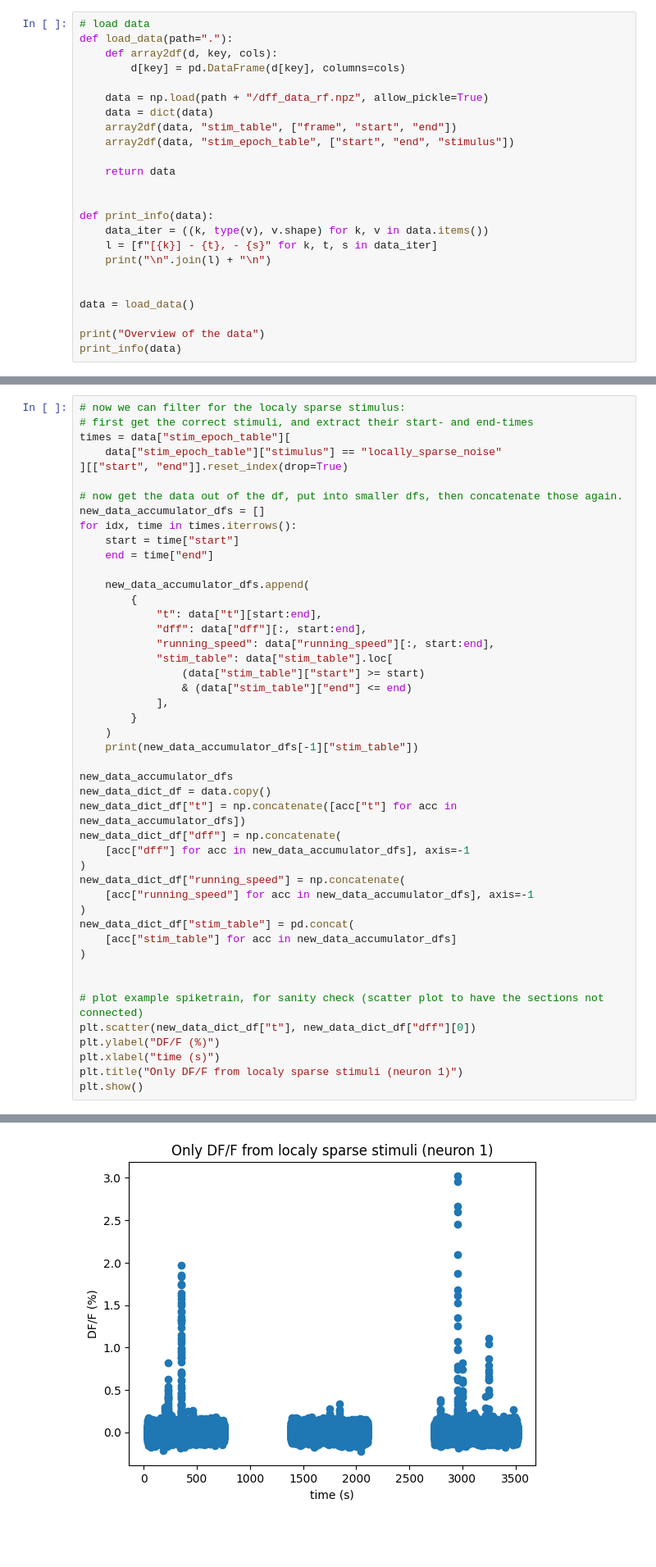
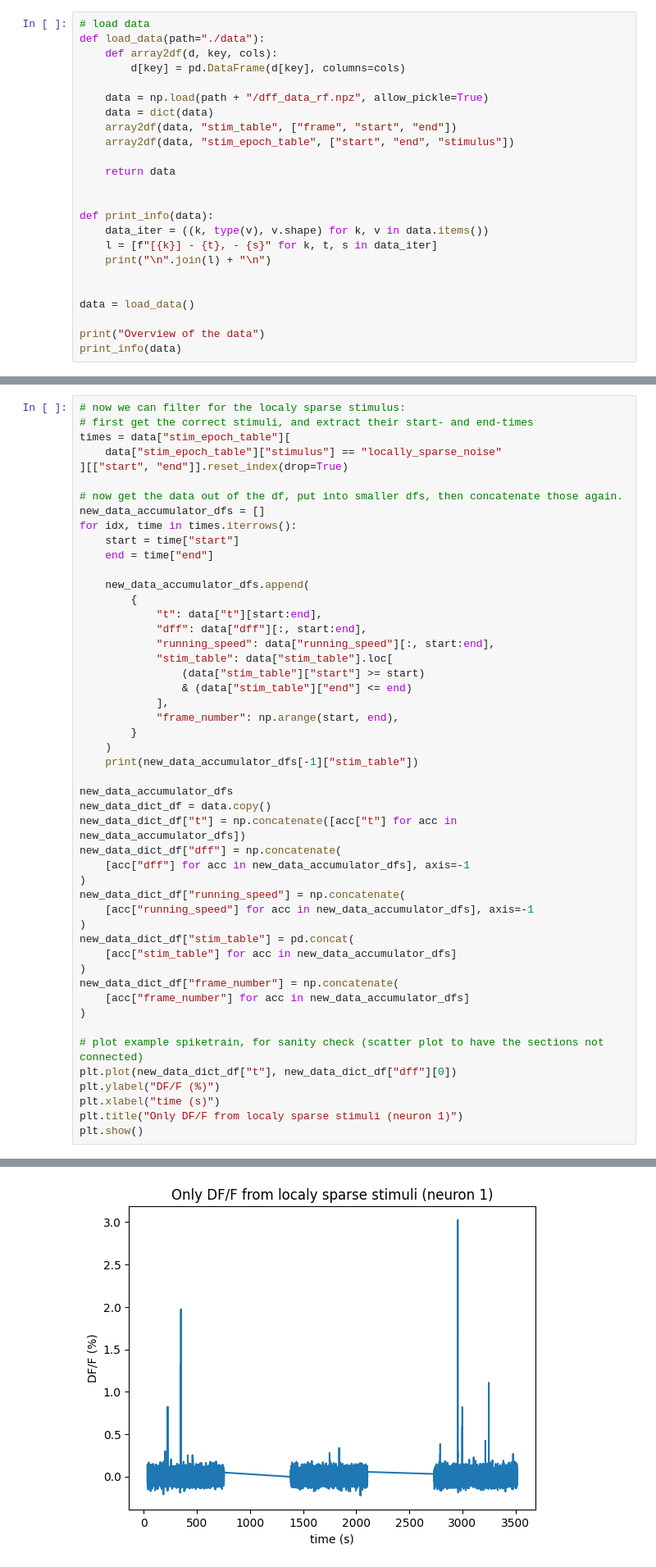
Before and after one commit to Pandabearingstreet/Neural-data-Science-Project, a Jupyter notebook: practical02.ipynb, the cells around one changed output, grey strips where cells are left out. Shown at 82% size. Saved outputs shown, nothing was run; the diff lists cells and outputs as text; blank space fills up the shorter version.

```diff
--- a/practical02.ipynb
+++ b/practical02.ipynb
@@ -43,7 +43,7 @@ You will only work with a locally sparse noise stimulus.
 Since the experiments were performed in sequence the calcium recordings that you receive also contain some other stimulus modalities (see `data["stim_epoch_table"]`). You can ignore these sections of the time-series data during analysis. Not all the data provided has to be used, however it can be incorporated into your analysis.
 # %%
 # load data
-def load_data(path="."):
+def load_data(path="./data"):
     def array2df(d, key, cols):
         d[key] = pd.DataFrame(d[key], columns=cols)
 
@@ -141,6 +141,7 @@ for idx, time in times.iterrows():
                 (data["stim_table"]["start"] >= start)
                 & (data["stim_table"]["end"] <= end)
             ],
+            "frame_number": np.arange(start, end),
         }
     )
     print(new_data_accumulator_dfs[-1]["stim_table"])
@@ -154,36 +155,38 @@ new_data_dict_df["dff"] = np.concatenate(
 new_data_dict_df["running_speed"] = np.concatenate(
     [acc["running_speed"] for acc in new_data_accumulator_dfs], axis=-1
 )
 new_data_dict_df["stim_table"] = pd.concat(
     [acc["stim_table"] for acc in new_data_accumulator_dfs]
 )
-
+new_data_dict_df["frame_number"] = np.concatenate(
+    [acc["frame_number"] for acc in new_data_accumulator_dfs]
+)
 
 # plot example spiketrain, for sanity check (scatter plot to have the sections not connected)
-plt.scatter(new_data_dict_df["t"], new_data_dict_df["dff"][0])
+plt.plot(new_data_dict_df["t"], new_data_dict_df["dff"][0])
 plt.ylabel("DF/F (%)")
 plt.xlabel("time (s)")
 plt.title("Only DF/F from localy sparse stimuli (neuron 1)")
 plt.show()
 # %% [output]
       frame  start    end
 0         0    737    744
 1         1    745    752
 2         2    752    759
 3         3    760    767
 4         4    767    774
 ...     ...    ...    ...
 2875   2875  22423  22430
 2876   2876  22431  22438
 2877   2877  22438  22446
 2878   2878  22446  22453
 2879   2879  22454  22461
 ... (26 lines left out)
 8878   8878  105727  105734
 8879   8879  105735  105742
 
 [3120 rows x 3 columns]
-[figure, old version]
+[figure, new version]
 # %% [markdown]
 #### Short explanation of the data and the importance for the question.
 # %%
```
Also changed, not shown: parts of 9 cells of this notebook.
